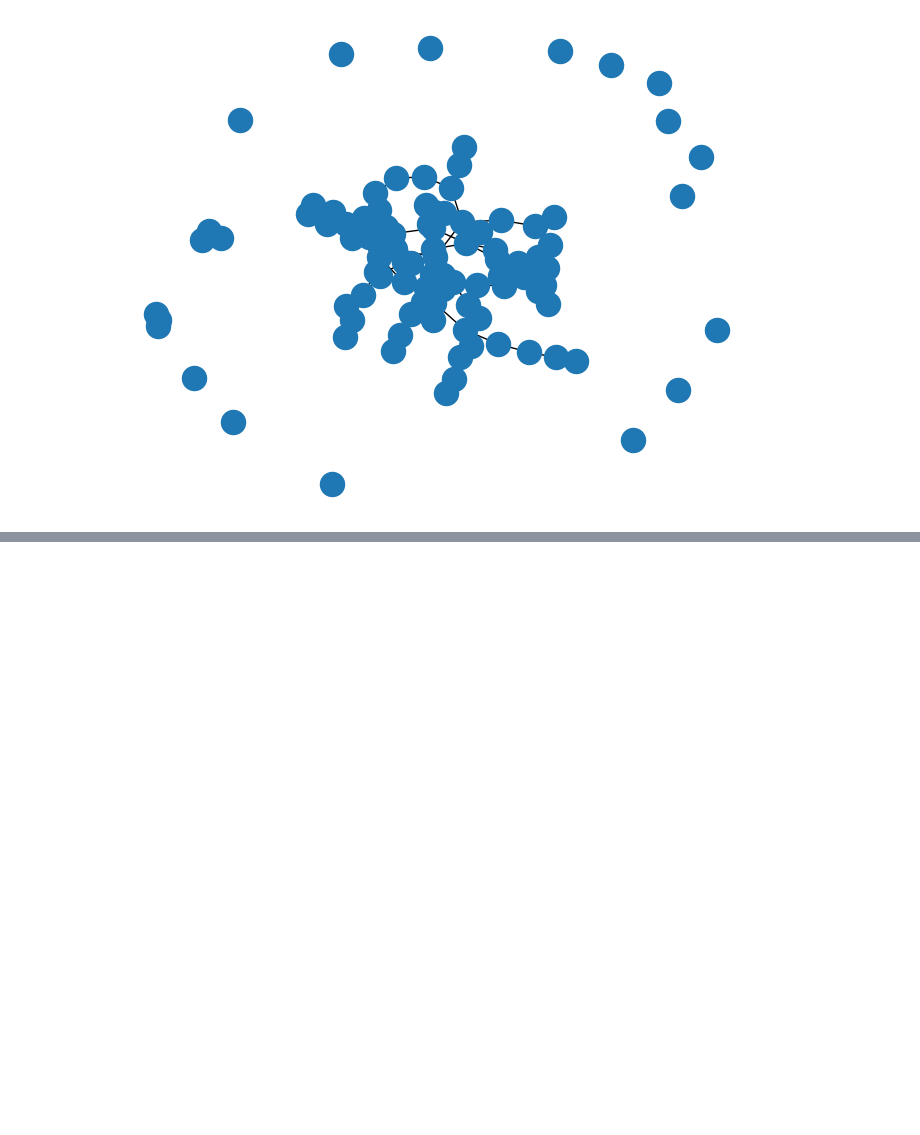
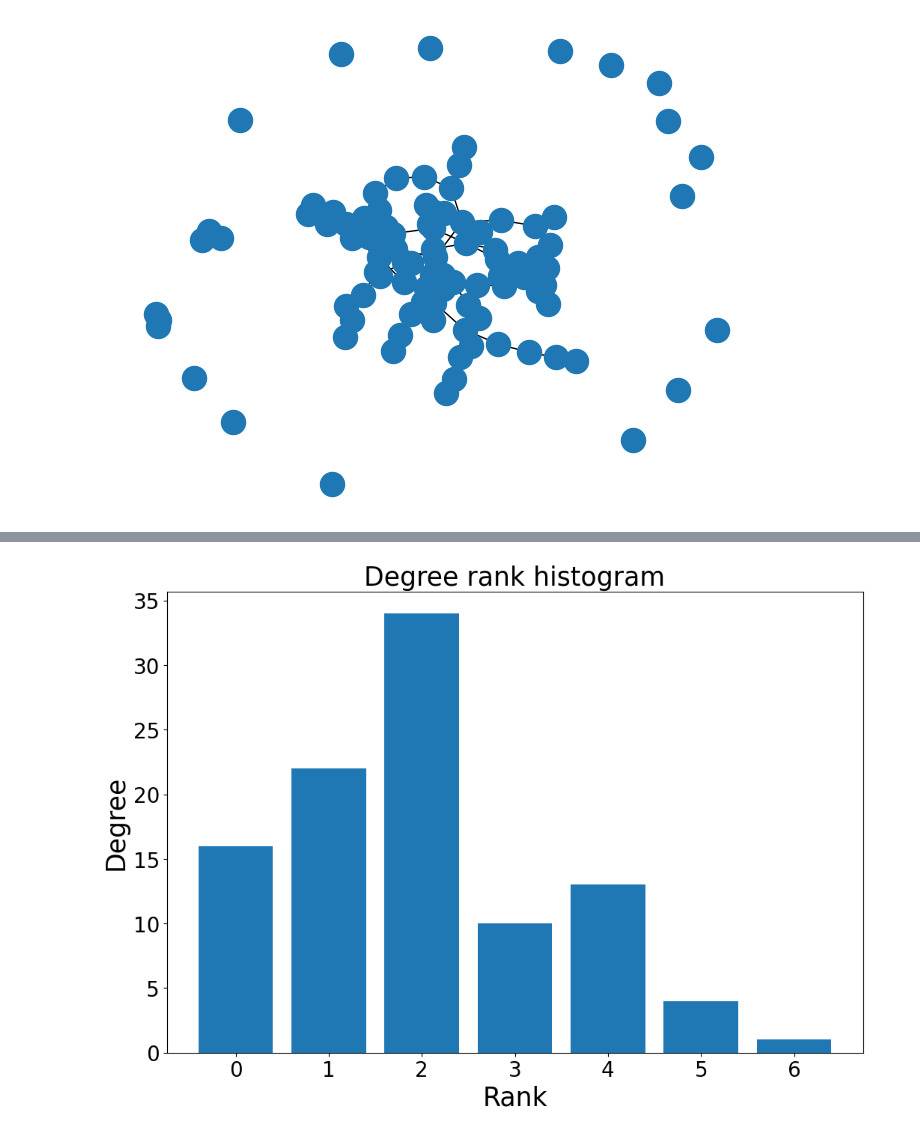
Before and after one commit to being12345/cs224w, a Jupyter notebook: feature.ipynb, the cells around one changed output, grey strips where cells are left out. Cells and saved outputs as stored; diff of their text form; code cells hidden in the pictures; blank space fills up the shorter version.

```diff
--- a/feature.ipynb
+++ b/feature.ipynb
@@ -34,0 +79,13 @@ nx.draw(G, pos)
+# %%
+# np.unique could get number of item in list
+x = np.unique(sorted_degree, return_counts=True)[0]
+y = np.unique(sorted_degree, return_counts=True)[1]
+# %%
+plt.figure(figsize=(12, 8))
+plt.bar(x, y)
+plt.title("Degree rank histogram", fontsize=25)
+plt.xlabel("Rank", fontsize=25)
+plt.ylabel("Degree", fontsize=25)
+plt.tick_params(labelsize=20)   # set x, y tick
+# %% [output]
+[figure, added]
```
Also changed, not shown: parts of 8 cells of this notebook.
